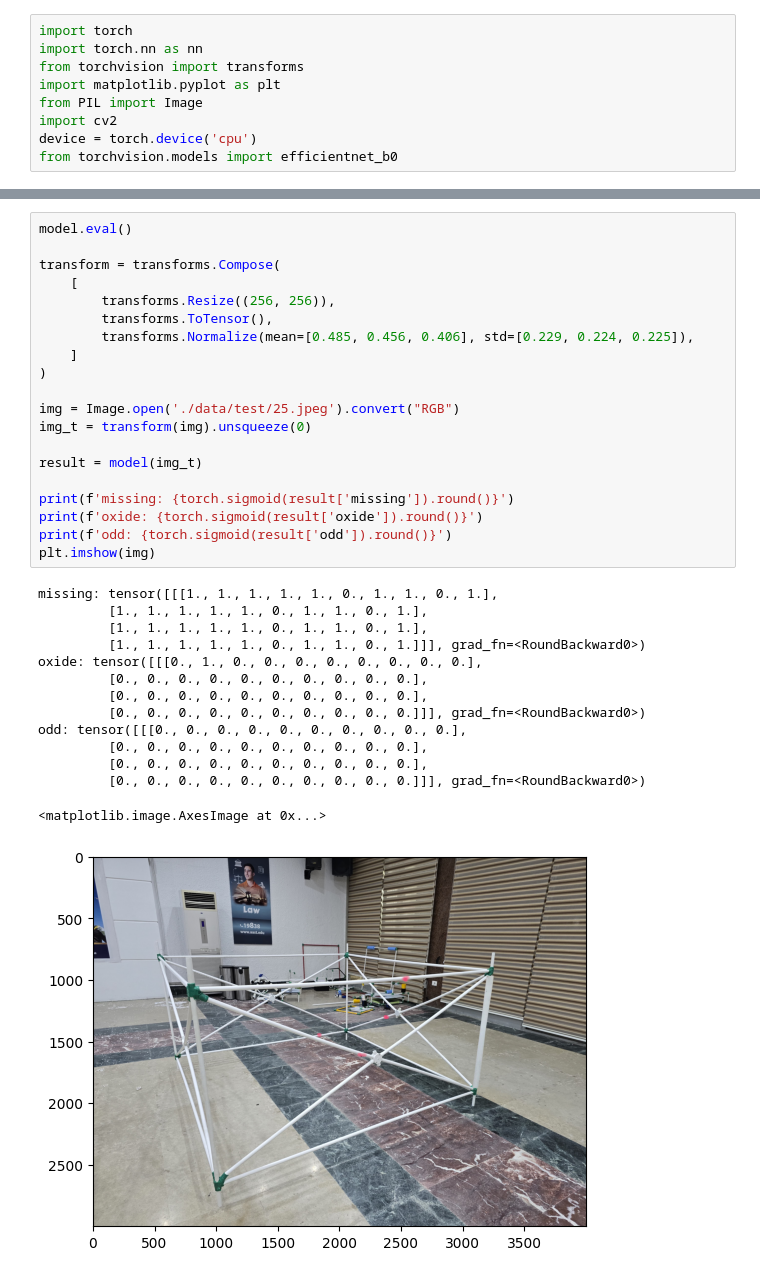
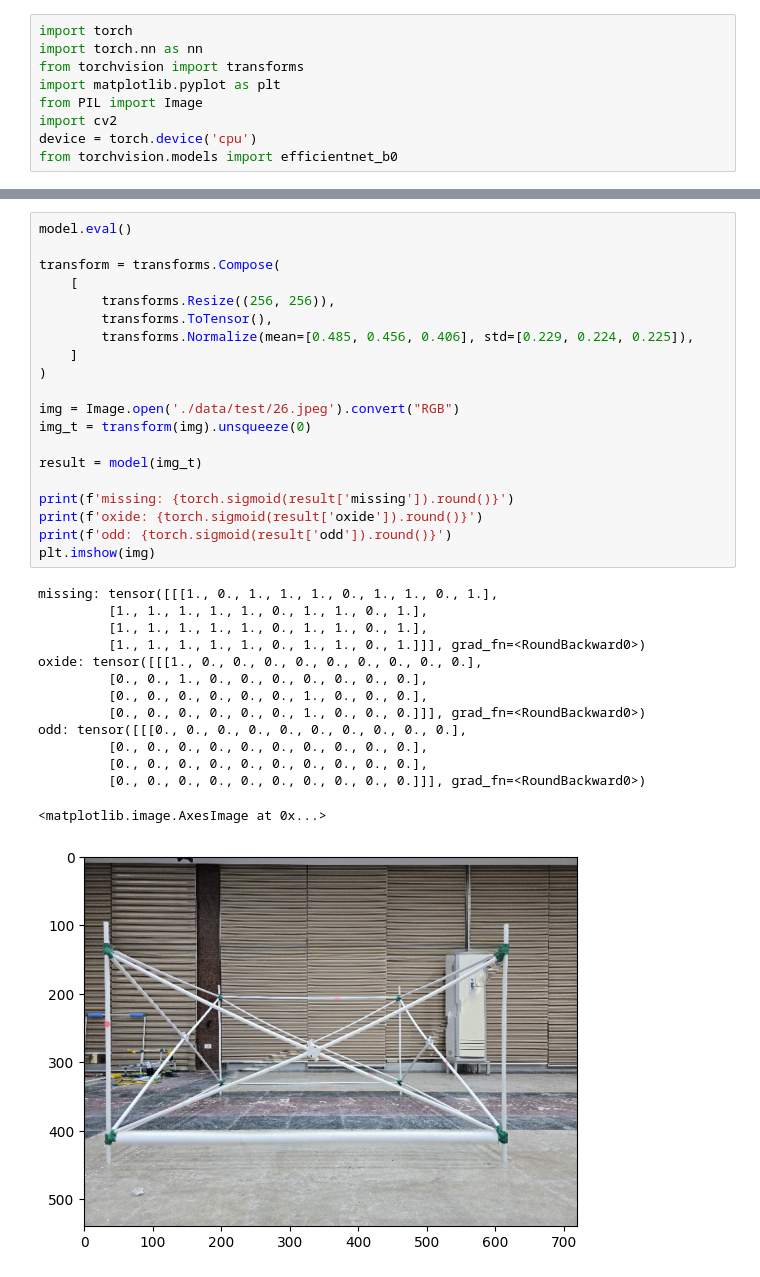
Before and after one commit to RobEn-AAST/mate-pipe-issue-detection, a Jupyter notebook: test.ipynb, the cells around one changed output, grey strips where cells are left out. Saved outputs shown, nothing was run; the diff lists cells and outputs as text.

```diff
--- a/test.ipynb
+++ b/test.ipynb
@@ -62,35 +62,35 @@ PipeNetwork(
 # %%
 model.eval()
 
 transform = transforms.Compose(
     [
         transforms.Resize((256, 256)),
         transforms.ToTensor(),
         transforms.Normalize(mean=[0.485, 0.456, 0.406], std=[0.229, 0.224, 0.225]),
     ]
 )
 
-img = Image.open('./data/test/25.jpeg').convert("RGB")
+img = Image.open('./data/test/26.jpeg').convert("RGB")
 img_t = transform(img).unsqueeze(0)
 
 result = model(img_t)
 
 print(f'missing: {torch.sigmoid(result['missing']).round()}')
 print(f'oxide: {torch.sigmoid(result['oxide']).round()}')
 print(f'odd: {torch.sigmoid(result['odd']).round()}')
 plt.imshow(img)
 # %% [output]
-missing: tensor([[[1., 1., 1., 1., 1., 0., 1., 1., 0., 1.],
+missing: tensor([[[1., 0., 1., 1., 1., 0., 1., 1., 0., 1.],
          [1., 1., 1., 1., 1., 0., 1., 1., 0., 1.],
          [1., 1., 1., 1., 1., 0., 1., 1., 0., 1.],
          [1., 1., 1., 1., 1., 0., 1., 1., 0., 1.]]], grad_fn=<RoundBackward0>)
-oxide: tensor([[[0., 1., 0., 0., 0., 0., 0., 0., 0., 0.],
-         [0., 0., 0., 0., 0., 0., 0., 0., 0., 0.],
-         [0., 0., 0., 0., 0., 0., 0., 0., 0., 0.],
-         [0., 0., 0., 0., 0., 0., 0., 0., 0., 0.]]], grad_fn=<RoundBackward0>)
+oxide: tensor([[[1., 0., 0., 0., 0., 0., 0., 0., 0., 0.],
+         [0., 0., 1., 0., 0., 0., 0., 0., 0., 0.],
+         [0., 0., 0., 0., 0., 0., 1., 0., 0., 0.],
+         [0., 0., 0., 0., 0., 0., 1., 0., 0., 0.]]], grad_fn=<RoundBackward0>)
 odd: tensor([[[0., 0., 0., 0., 0., 0., 0., 0., 0., 0.],
          [0., 0., 0., 0., 0., 0., 0., 0., 0., 0.],
          [0., 0., 0., 0., 0., 0., 0., 0., 0., 0.],
          [0., 0., 0., 0., 0., 0., 0., 0., 0., 0.]]], grad_fn=<RoundBackward0>)
 <matplotlib.image.AxesImage at 0x...>
-[figure, old version]
+[figure, new version]
```
Also changed, not shown: 6 other files.
